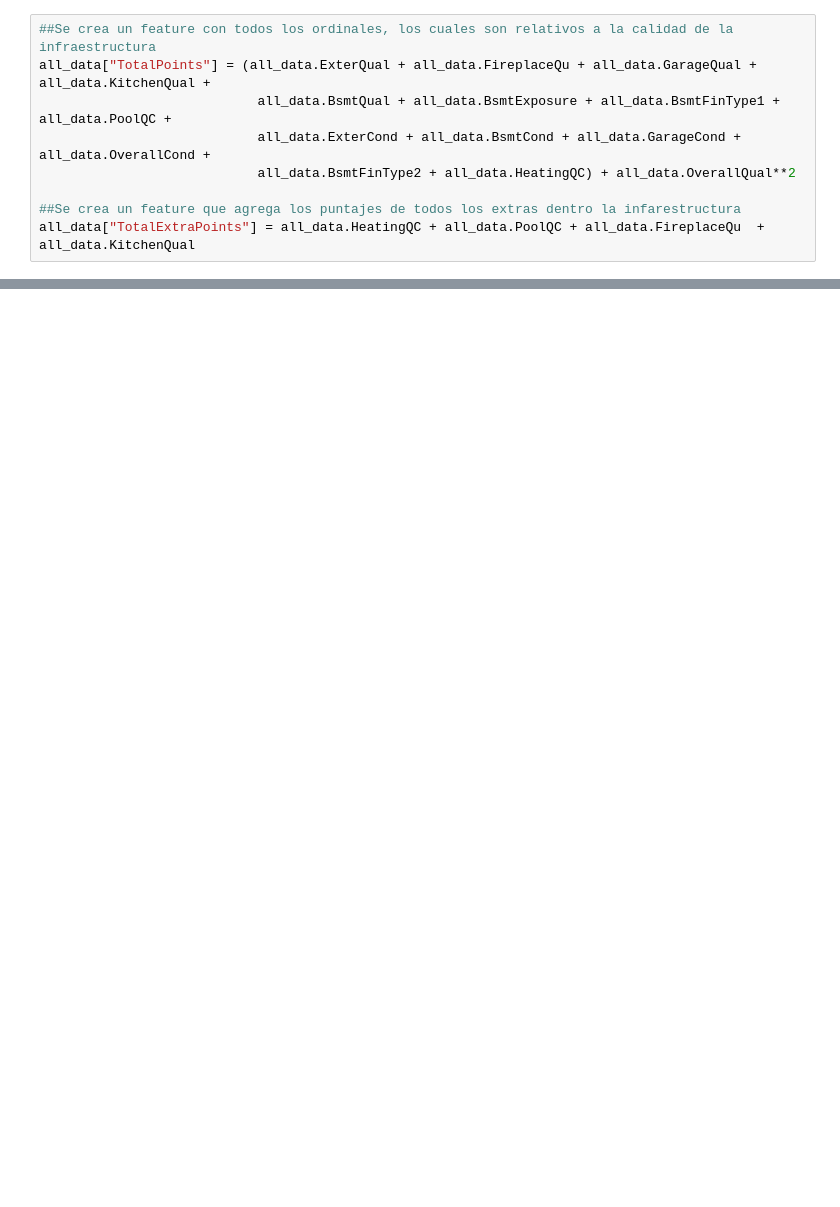
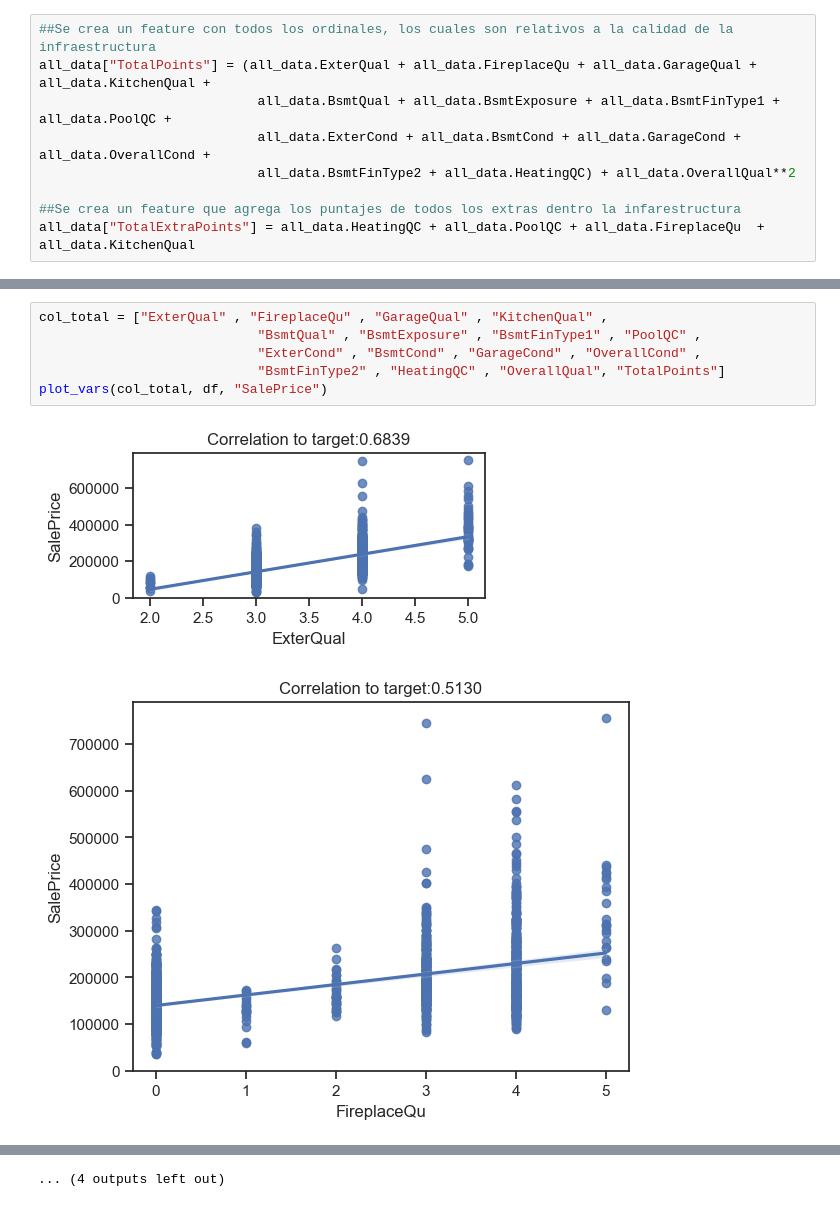
Before and after one commit to malfaroe/House_price_project, a Jupyter notebook: house_code_factory.ipynb, the cells around one changed output, grey strips where cells are left out. Drawn from its saved outputs; the diff is of its cells as text; blank space fills up the shorter version.

```diff
--- a/house_code_factory.ipynb
+++ b/house_code_factory.ipynb
@@ -124,0 +95,9 @@ KeyError: 'SalePrice'
+# %%
+col_total = ["ExterQual" , "FireplaceQu" , "GarageQual" , "KitchenQual" ,
+                            "BsmtQual" , "BsmtExposure" , "BsmtFinType1" , "PoolQC" ,
+                            "ExterCond" , "BsmtCond" , "GarageCond" , "OverallCond" ,
+                            "BsmtFinType2" , "HeatingQC" , "OverallQual", "TotalPoints"]
+plot_vars(col_total, df, "SalePrice")
+# %% [output]
+[figure, added]
+[figure, added]
@@ -124,0 +114 @@ KeyError: 'SalePrice'
+... (4 outputs left out)
```
Also changed, not shown: parts of 15 cells of this notebook.
